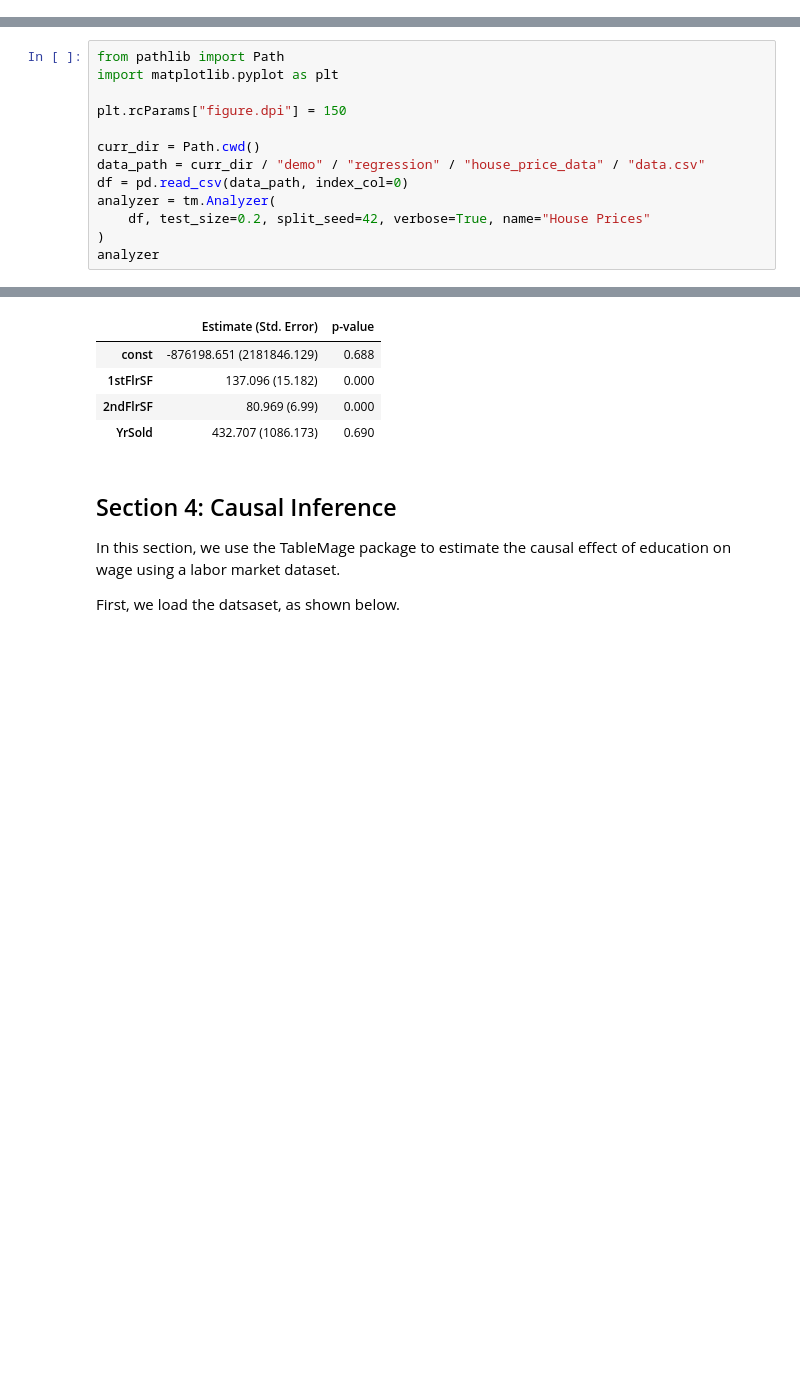
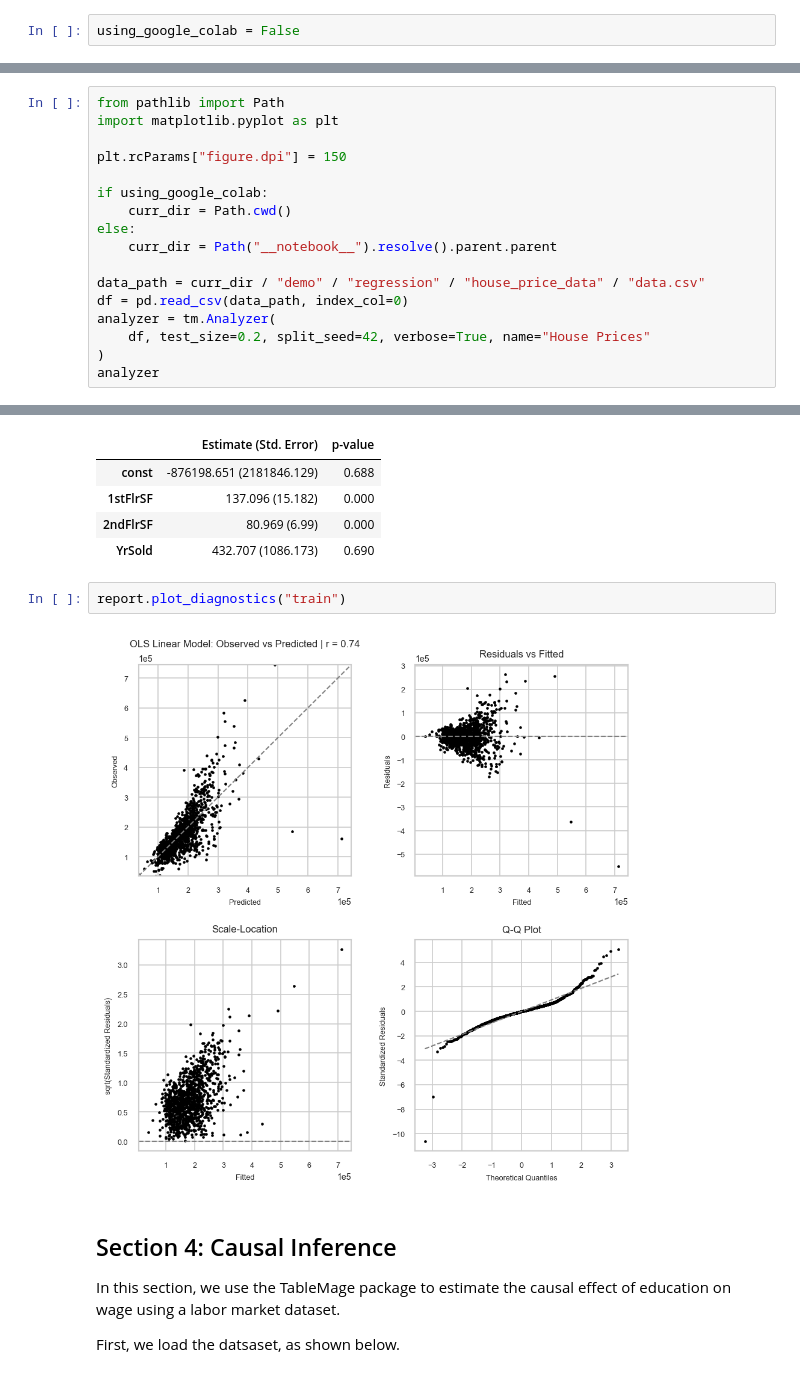
Before and after one commit to ajy25/TableMage, a Jupyter notebook: docs/demo.ipynb, the cells around one changed output, grey strips where cells are left out. Saved outputs shown, nothing was run; the diff lists cells and outputs as text; blank space fills up the shorter version.

```diff
--- a/docs/demo.ipynb
+++ b/docs/demo.ipynb
@@ -30,4 +30,6 @@ pip install '.[agents]'
 NOTE: If you are a MacOS user, you'll need to install [libomp](https://formulae.brew.sh/formula/libomp). It's a dependency for using XGBoost, a TableMage dependency.
 
 Okay! Let's run the cell below. On Google Colab, you'll be prompted to restart the session—this is normal.
+# %%
+using_google_colab = False
 # %%
@@ -140,7 +161,11 @@ import matplotlib.pyplot as plt
 
 plt.rcParams["figure.dpi"] = 150
 
-curr_dir = Path.cwd()
+if using_google_colab:
+    curr_dir = Path.cwd()
+else:
+    curr_dir = Path("__notebook__").resolve().parent.parent
+
 data_path = curr_dir / "demo" / "regression" / "house_price_data" / "data.csv"
 df = pd.read_csv(data_path, index_col=0)
 analyzer = tm.Analyzer(
@@ -434,6 +460,10 @@ report.coefs(format="coef(se)|pval")
 | 1stFlrSF | 137.096 (15.182) | 0.000 |
 | 2ndFlrSF | 80.969 (6.99) | 0.000 |
 | YrSold | 432.707 (1086.173) | 0.690 |
+# %%
+report.plot_diagnostics("train")
+# %% [output]
+[figure, added]
 # %% [markdown]
 ## Section 4: Causal Inference
 
```
Also changed, not shown: parts of 15 cells of this notebook, 15 other files.
